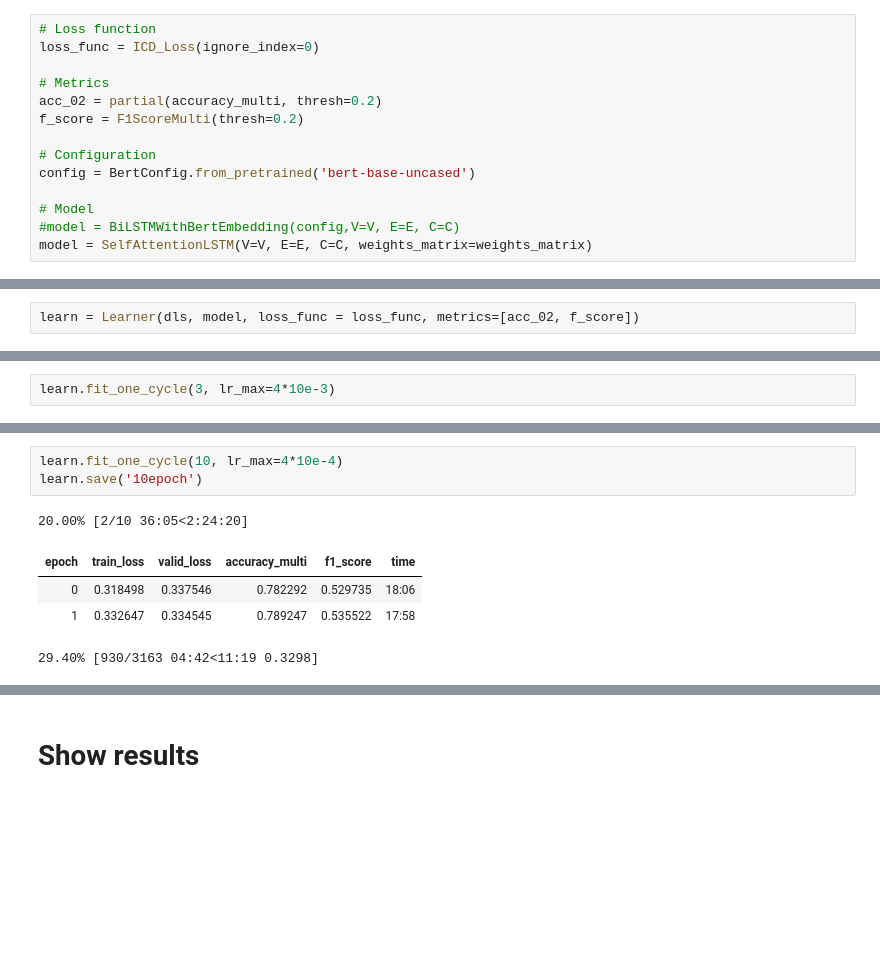
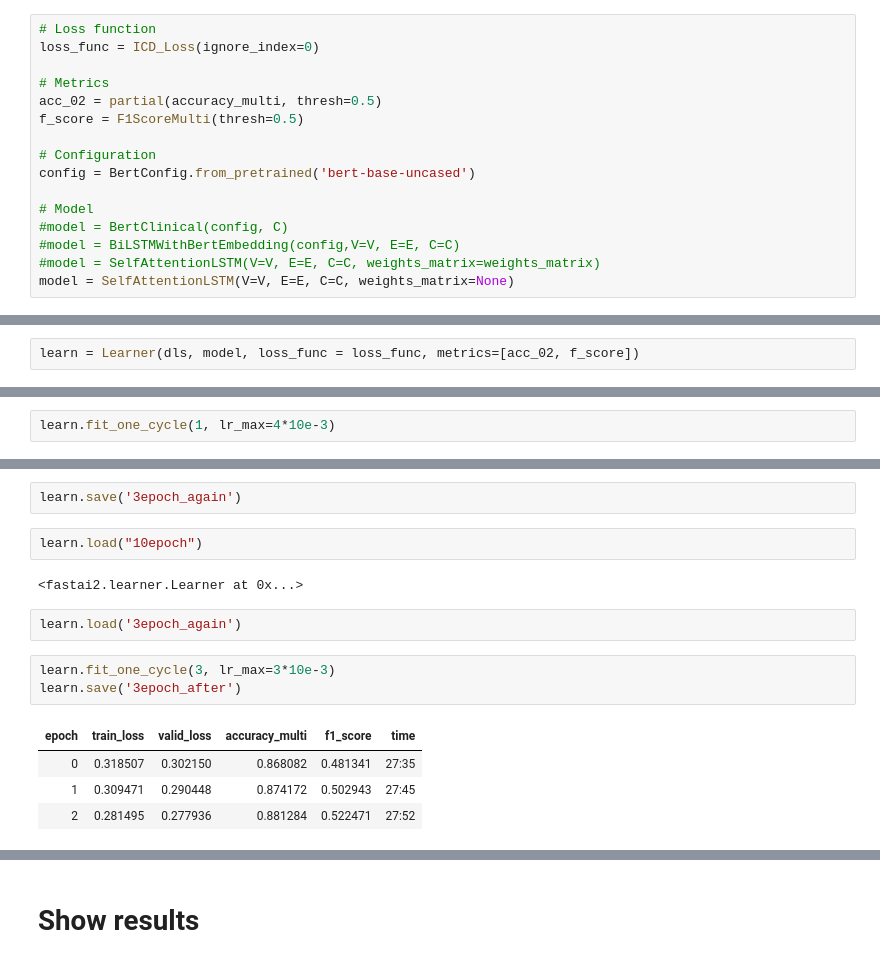
Before and after one commit to pmaxit/MIMIC-III, a Jupyter notebook: notebooks/Training.ipynb, the cells around one changed output, grey strips where cells are left out. Cells and saved outputs as stored; diff of their text form; blank space fills up the shorter version.

```diff
--- a/notebooks/Training.ipynb
+++ b/notebooks/Training.ipynb
@@ -118,12 +128,14 @@ weights_matrix = get_glove_matrix(glove_path, fastai_bert_vocab, emb_dim=E)
 loss_func = ICD_Loss(ignore_index=0)
 
 # Metrics
-acc_02 = partial(accuracy_multi, thresh=0.2)
-f_score = F1ScoreMulti(thresh=0.2)
+acc_02 = partial(accuracy_multi, thresh=0.5)
+f_score = F1ScoreMulti(thresh=0.5)
 
 # Configuration
 config = BertConfig.from_pretrained('bert-base-uncased')
 
 # Model
+#model = BertClinical(config, C)
 #model = BiLSTMWithBertEmbedding(config,V=V, E=E, C=C)
-model = SelfAttentionLSTM(V=V, E=E, C=C, weights_matrix=weights_matrix)
+#model = SelfAttentionLSTM(V=V, E=E, C=C, weights_matrix=weights_matrix)
+model = SelfAttentionLSTM(V=V, E=E, C=C, weights_matrix=None)
@@ -140,4 +150,4 @@ learn.lr_find()
 # %%
-learn.fit_one_cycle(3, lr_max=4*10e-3)
+learn.fit_one_cycle(1, lr_max=4*10e-3)
 # %% [output]
 | epoch | train_loss | valid_loss | accuracy_multi | f1_score | time |
@@ -149,9 +163,16 @@ learn.save('3epoch')
+# %%
+learn.save('3epoch_again')
+# %%
+learn.load("10epoch")
+# %% [output]
+<fastai2.learner.Learner at 0x...>
+# %%
+learn.load('3epoch_again')
 # %%
-learn.fit_one_cycle(10, lr_max=4*10e-4)
-learn.save('10epoch')
+learn.fit_one_cycle(3, lr_max=3*10e-3)
+learn.save('3epoch_after')
 # %% [output]
-20.00% [2/10 36:05<2:24:20]
 | epoch | train_loss | valid_loss | accuracy_multi | f1_score | time |
-| 0 | 0.318498 | 0.337546 | 0.782292 | 0.529735 | 18:06 |
-| 1 | 0.332647 | 0.334545 | 0.789247 | 0.535522 | 17:58 |
+| 0 | 0.318507 | 0.302150 | 0.868082 | 0.481341 | 27:35 |
+| 1 | 0.309471 | 0.290448 | 0.874172 | 0.502943 | 27:45 |
+| 2 | 0.281495 | 0.277936 | 0.881284 | 0.522471 | 27:52 |
-29.40% [930/3163 04:42<11:19 0.3298]
```
Also changed, not shown: parts of 31 cells of this notebook, 11 other files.
